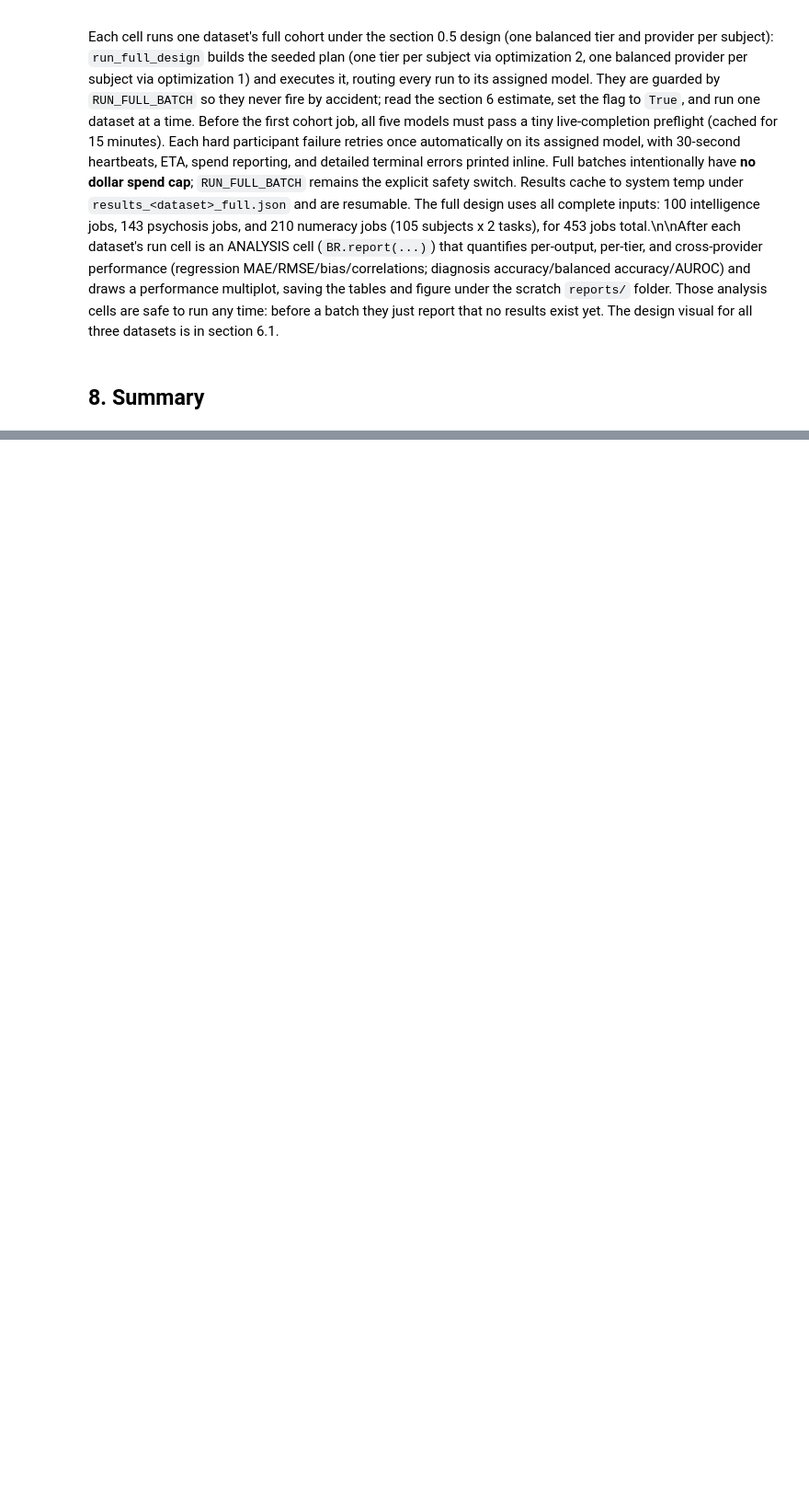
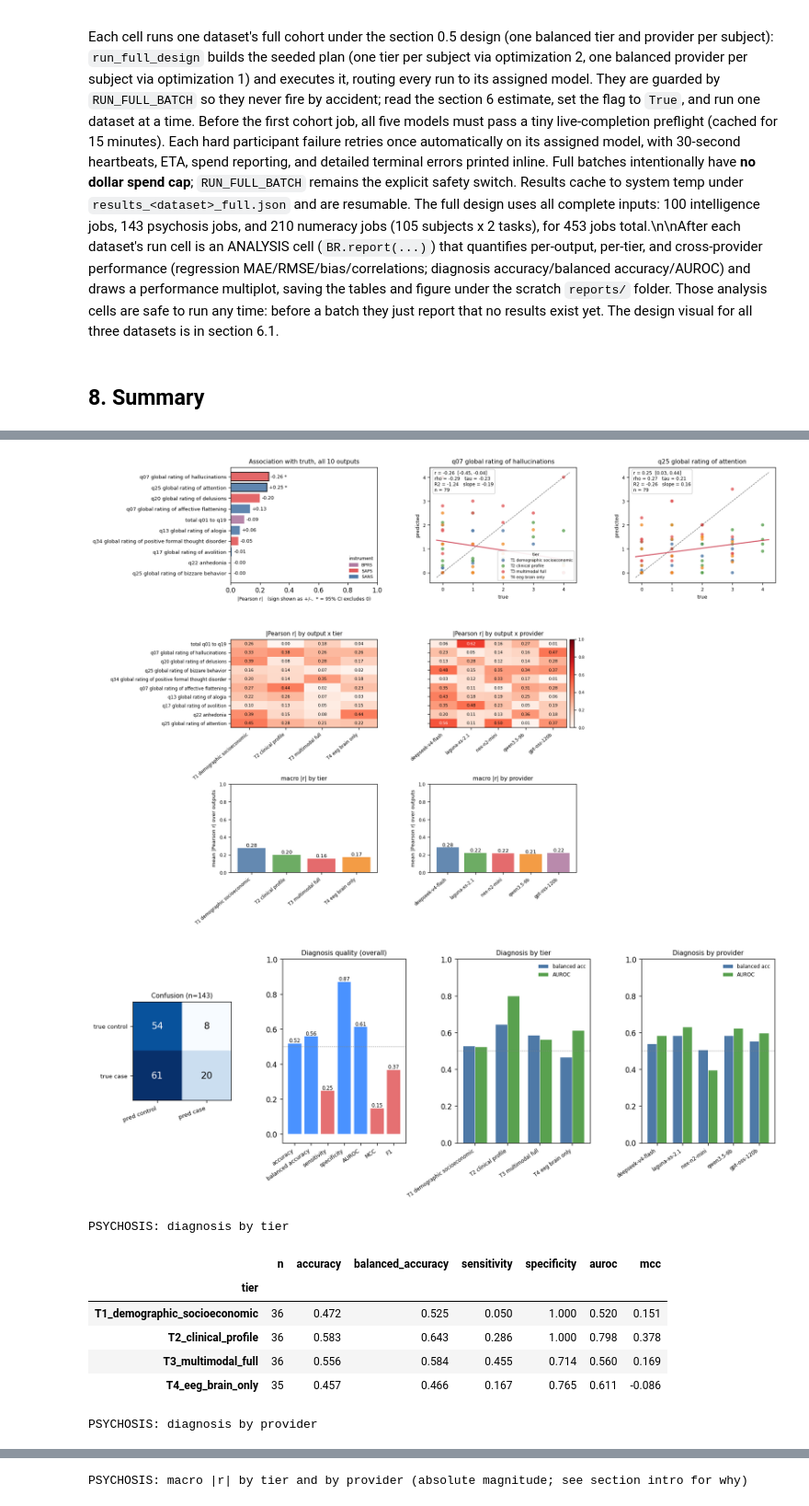
Before and after one commit to stvsever/multi_agent_decision_support_system, a Jupyter notebook: validation/validation_with_openneuro_datasets.ipynb, the cells around one changed output, grey strips where cells are left out. Shown at 92% size. Cells and saved outputs as stored; diff of their text form; code cells hidden in the pictures; blank space fills up the shorter version.

```diff
--- a/validation/validation_with_openneuro_datasets.ipynb
+++ b/validation/validation_with_openneuro_datasets.ipynb
@@ -1509,0 +1477,24 @@ All figures in this section are also written to `validation/results/openneuro_fu
+# %%
+_dk = "PSYCHOSIS"
+_long_d = long[long.dataset == _dk]
+_ = FA.fig_dataset_performance(_dk, _long_d, out_dir=FIGS)
+_ = FA.fig_diagnosis(_dk, _long_d, out_dir=FIGS)
+_cols = ["n", "accuracy", "balanced_accuracy", "sensitivity", "specificity", "auroc", "mcc"]
+print(f"{_dk}: diagnosis by tier")
+display(FA.diagnosis_by(_long_d[_long_d.kind == "dx"], "tier")[_cols].round(3))
+print(f"{_dk}: diagnosis by provider")
+display(FA.diagnosis_by(_long_d[_long_d.kind == "dx"], "model")[_cols].round(3))
+print(f"{_dk}: macro |r| by tier and by provider (absolute magnitude; see section intro for why)")
+display(FA.macro_association(_long_d, "tier")[["abs_pearson_r", "abs_spearman_rho", "r_squared", "n_outputs"]])
+display(FA.macro_association(_long_d, "model")[["abs_pearson_r", "abs_spearman_rho", "r_squared", "n_outputs"]])
+# %% [output]
+[figure, added]
+[figure, added]
+PSYCHOSIS: diagnosis by tier
+|  | n | accuracy | balanced_accuracy | sensitivity | specificity | auroc | mcc |
+| tier |  |  |  |  |  |  |  |
+| T1_demographic_socioeconomic | 36 | 0.472 | 0.525 | 0.050 | 1.000 | 0.520 | 0.151 |
+| T2_clinical_profile | 36 | 0.583 | 0.643 | 0.286 | 1.000 | 0.798 | 0.378 |
+| T3_multimodal_full | 36 | 0.556 | 0.584 | 0.455 | 0.714 | 0.560 | 0.169 |
+| T4_eeg_brain_only | 35 | 0.457 | 0.466 | 0.167 | 0.765 | 0.611 | -0.086 |
+PSYCHOSIS: diagnosis by provider
@@ -1509,0 +1508 @@ All figures in this section are also written to `validation/results/openneuro_fu
+PSYCHOSIS: macro |r| by tier and by provider (absolute magnitude; see section intro for why)
```
Also changed, not shown: parts of 38 cells of this notebook, 8 other files.
